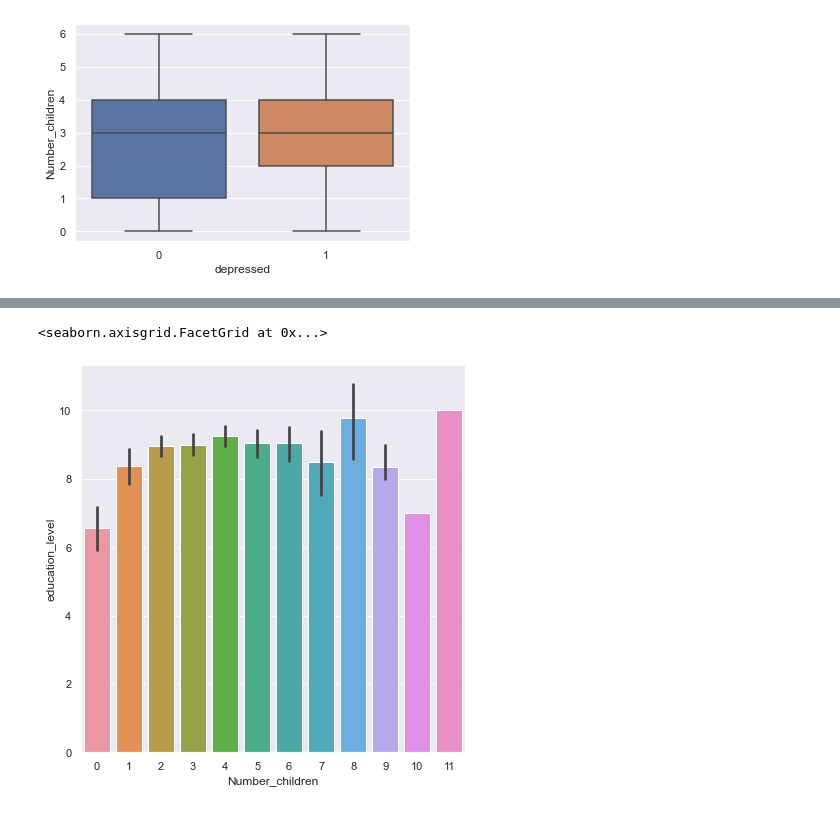
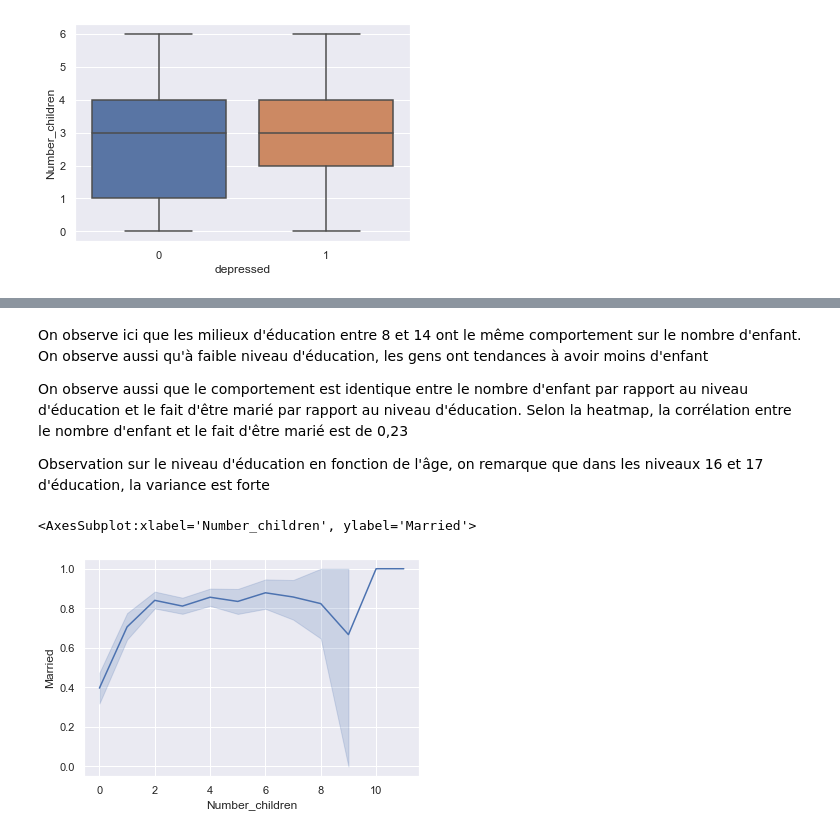
Before and after one commit to Gizmologie/projet_ML, a Jupyter notebook: prediction.ipynb, the cells around one changed output, grey strips where cells are left out. Saved outputs shown, nothing was run; the diff lists cells and outputs as text; code cells hidden in the pictures.

```diff
--- a/prediction.ipynb
+++ b/prediction.ipynb
@@ -72,5 +135,13 @@ sns.boxplot(data=d1[d1['Number_children']<7], x="depressed", y="Number_children"
+# %% [markdown]
+On observe ici que les milieux d'éducation entre 8 et 14 ont le même comportement sur le nombre d'enfant.
+On observe aussi qu'à faible niveau d'éducation, les gens ont tendances à avoir moins d'enfant
+
+On observe aussi que le comportement est identique entre le nombre d'enfant par rapport au niveau d'éducation et le fait d'être marié par rapport au niveau d'éducation.
+Selon la heatmap, la corrélation entre le nombre d'enfant et le fait d'être marié est de 0,23
+
+Observation sur le niveau d'éducation en fonction de l'âge, on remarque que dans les niveaux 16 et 17 d'éducation, la variance est forte
 # %%
-sns.catplot(data= d1, x="Number_children", y="education_level", kind="bar", height=6)
+sns.lineplot(data=d1, y="Married", x='Number_children')
 # %% [output]
-<seaborn.axisgrid.FacetGrid at 0x...>
+<AxesSubplot:xlabel='Number_children', ylabel='Married'>
-[figure, old version]
+[figure, new version]
```
Also changed, not shown: parts of 29 cells of this notebook, 1 other file.
